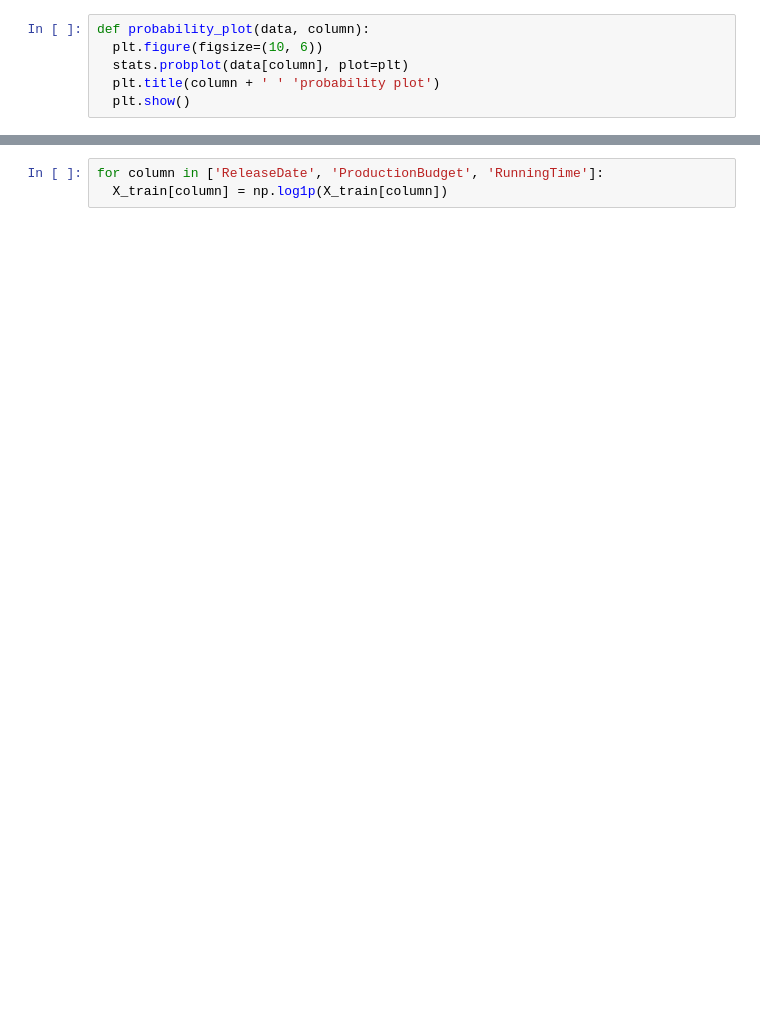
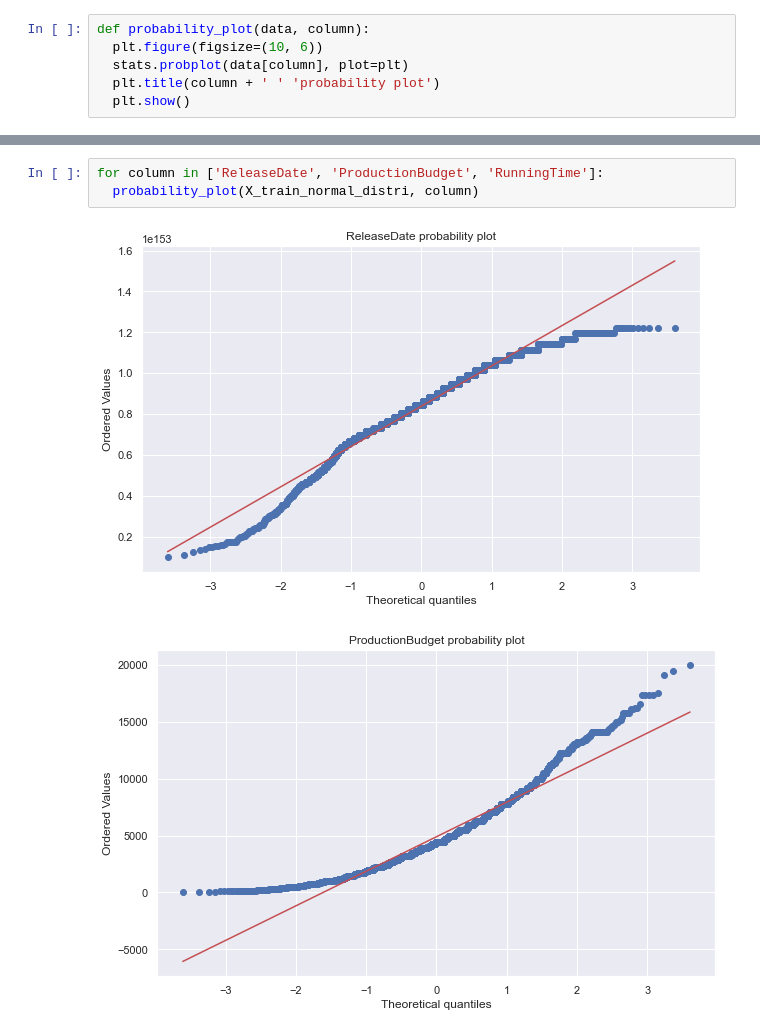
Before and after one commit to huynhthiailinh/data-science-predict-movie-s-sales, a Jupyter notebook: 08 - Dự đoán doanh thu phim/main.ipynb, the cells around one changed output, grey strips where cells are left out. Saved outputs shown, nothing was run; the diff lists cells and outputs as text; blank space fills up the shorter version.

```diff
--- a/08 - Dự đoán doanh thu phim/main.ipynb
+++ b/08 - Dự đoán doanh thu phim/main.ipynb
@@ -832,3 +865,6 @@ for column in ['ReleaseDate', 'ProductionBudget', 'RunningTime']:
 # %%
 for column in ['ReleaseDate', 'ProductionBudget', 'RunningTime']:
-  X_train[column] = np.log1p(X_train[column])
+  probability_plot(X_train_normal_distri, column)
+# %% [output]
+[figure, added]
+[figure, added]
```
Also changed, not shown: parts of 29 cells of this notebook, 1 other file.
